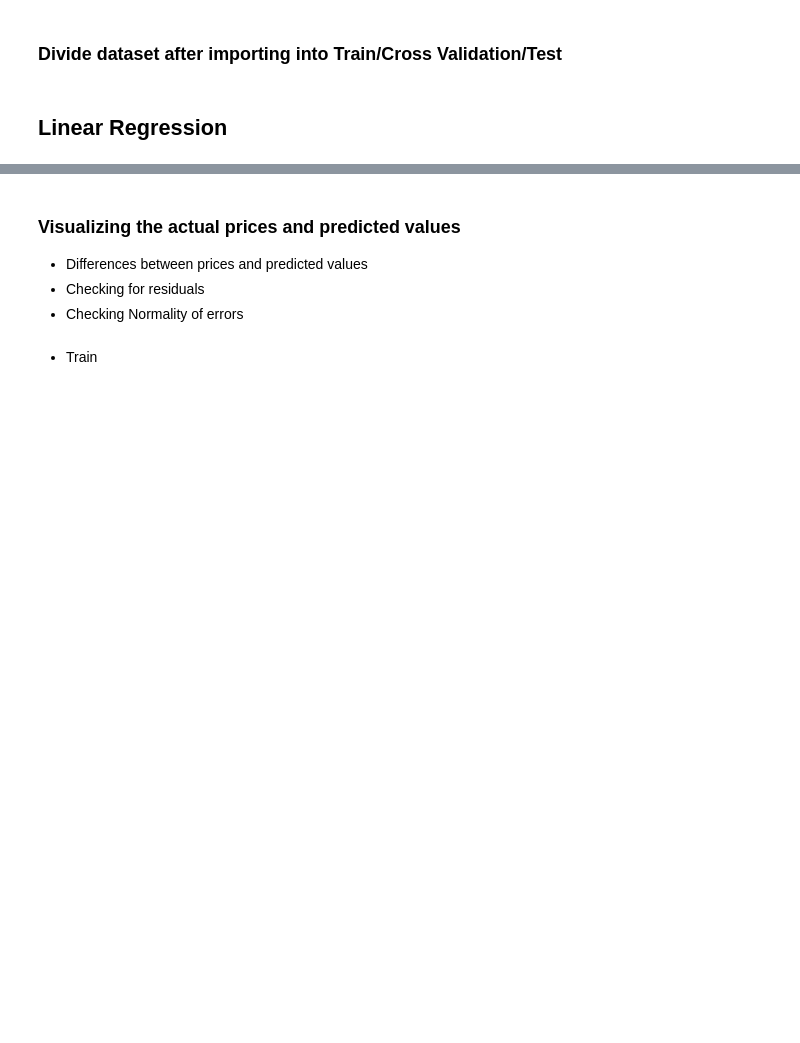
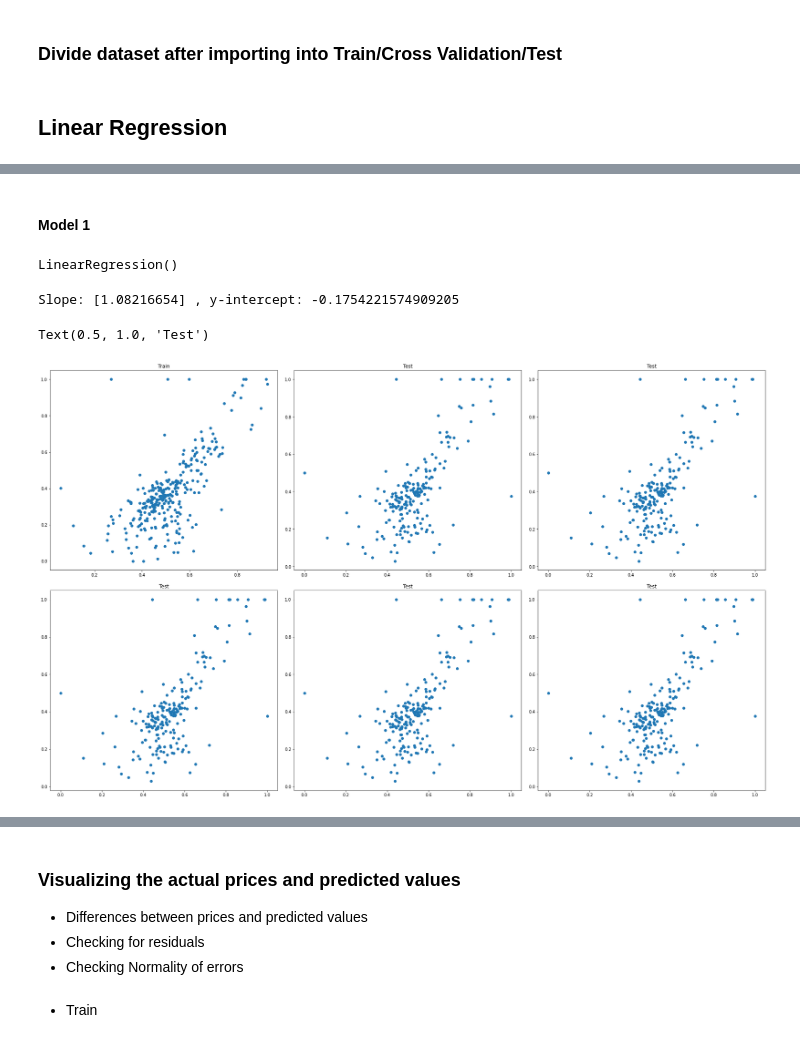
Before and after one commit to Ahmedsabrymohamed74/Machine_Learning_Assignments, a Jupyter notebook: LR/Linear Regression Assignment.ipynb, the cells around one changed output, grey strips where cells are left out. Cells and saved outputs as stored; diff of their text form; code cells hidden in the pictures; blank space fills up the shorter version.

```diff
--- a/LR/Linear Regression Assignment.ipynb
+++ b/LR/Linear Regression Assignment.ipynb
@@ -189,0 +145,14 @@ for i, degree in enumerate(degrees):
+# %% [markdown]
+####  Model 1
+# %%
+# Create a Linear regressor
+lr = LinearRegression()
+
+# Train the model using the training sets
+lr.fit(X_train, y_train)
+# %% [output]
+LinearRegression()
+# %%
+print('Slope: {} , y-intercept: {} '.format(lr.coef_,lr.intercept_))
+# %% [output]
+Slope: [1.08216654] , y-intercept: -0.1754221574909205
@@ -189,0 +180,24 @@ for i, degree in enumerate(degrees):
+# %%
+# Subplot Reference
+fig, axs = plt.subplots(nrows=2, ncols=3,figsize=(25, 15),constrained_layout=True)
+
+axs[0,0].scatter(X_train, y_train)
+axs[0,0].set_title('Train')
+
+axs[0,1].scatter(X_test,y_test)
+axs[0,1].set_title('Test')
+
+axs[0,2].scatter(X_test,y_test)
+axs[0,2].set_title('Test')
+
+axs[1,0].scatter(X_test,y_test)
+axs[1,0].set_title('Test')
+
+axs[1,1].scatter(X_test,y_test)
+axs[1,1].set_title('Test')
+
+axs[1,2].scatter(X_test,y_test)
+axs[1,2].set_title('Test')
+# %% [output]
+Text(0.5, 1.0, 'Test')
+[figure, added]
```
Also changed, not shown: parts of 28 cells of this notebook.
